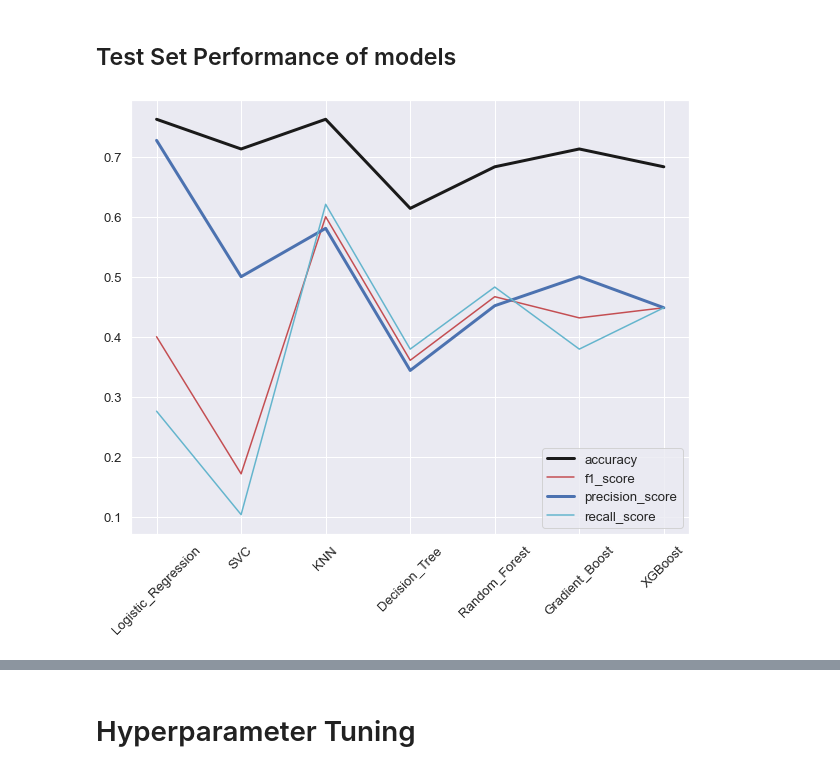
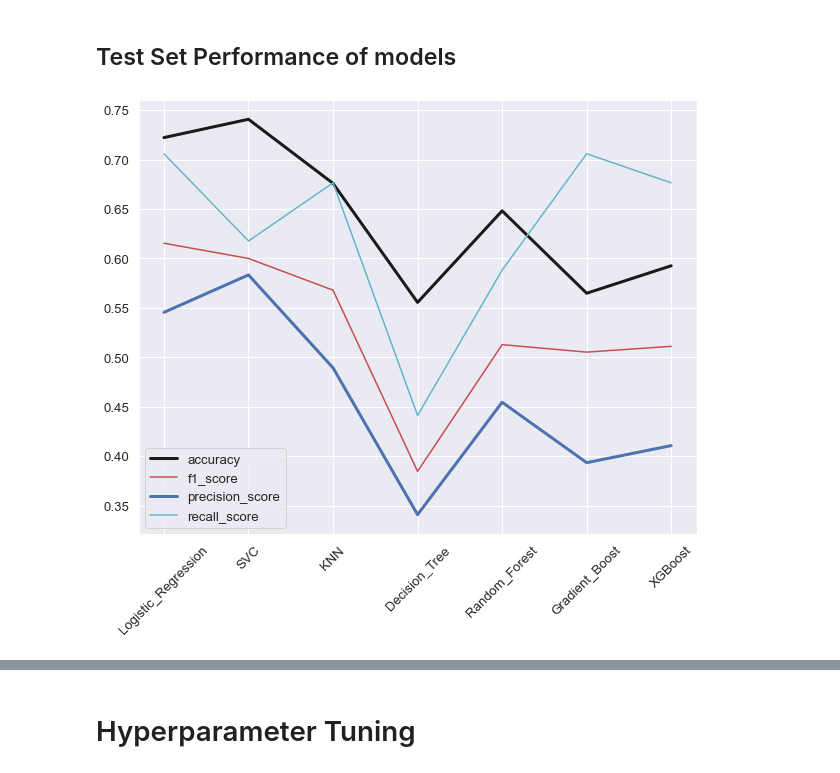
Before and after one commit to mdushetwar/Blood-Donation-Prediction, a Jupyter notebook: BloodDonationPred.ipynb, the cells around one changed output, grey strips where cells are left out. Drawn from its saved outputs; the diff is of its cells as text; code cells hidden in the pictures.

```diff
--- a/BloodDonationPred.ipynb
+++ b/BloodDonationPred.ipynb
@@ -711,20 +793,20 @@ classifiers = {'Logistic_Regression': LogisticRegression(),
 # Define result dictionary to store precision scores
 result_dict = {'Classifiers': [], 'with SMOTE': [], 'without SMOTE': []}
 
-# Loop through classifiers and get precision scores with and without SMOTE
+# Loop through classifiers and get F1 scores with and without SMOTE
 for name, clf in classifiers.items():
-    # Train and test model without SMOTE
+    # without SMOTE
     clf.fit(X_train_transformed, y_train)
     y_pred = clf.predict(X_test_transformed)
-    precision = precision_score(y_test, y_pred)
+    f1_nosmote = f1_score(y_test, y_pred)
     result_dict['Classifiers'].append(name)
-    result_dict['without SMOTE'].append(precision)
+    result_dict['without SMOTE'].append(f1_nosmote)
 
-    # Train and test model with SMOTE
+    # with SMOTE
     clf.fit(X_smote, y_smote)
     y_pred = clf.predict(X_test_transformed)
-    precision = precision_score(y_test, y_pred)
-    result_dict['with SMOTE'].append(precision)
+    f1_smote = f1_score(y_test, y_pred)
+    result_dict['with SMOTE'].append(f1_smote)
 
 # Create pivot table with mean precision scores for each classifier
 result_df = pd.DataFrame(result_dict)
@@ -734,5 +816,5 @@ pivot_table = result_df.pivot_table(index='Classifiers', values=['with SMOTE', '
 sns.set(font_scale=1.2)
 plt.figure(figsize=(10, 6))
 sns.heatmap(pivot_table, annot=True, cmap='flare')
-plt.title('Precision Scores for Classifiers with and without SMOTE');
+plt.title('F1 Scores for Classifiers with and without SMOTE');
 # %% [output]
@@ -746,14 +832,14 @@ models= {'Logistic_Regression': LogisticRegression(), 'SVC': SVC(), 'KNN': KNeig
         'Decision_Tree': DecisionTreeClassifier(), 'Random_Forest': RandomForestClassifier(),
         'Gradient_Boost': GradientBoostingClassifier(), 'XGBoost': XGBClassifier()}
 
-accuracy_scores=[]
+f1_scores=[]
 df_scores= {}
 
 for name, model in zip(models.keys(), models.values()):
         kf= KFold(n_splits=5, shuffle=True, random_state=42)
-        scorer=make_scorer(accuracy_score)
-        cv_scores= cross_val_score(model, X_train_transformed, y_train, cv=kf, scoring=scorer)
-        accuracy_scores.append(cv_scores)
+        scorer=make_scorer(f1_score)
+        cv_scores= cross_val_score(model, X_smote, y_smote, cv=kf, scoring=scorer)
+        f1_scores.append(cv_scores)
         df_scores[name]= cv_scores
 
 scoring_grid=pd.DataFrame.from_dict(df_scores)
@@ -795,32 +871,32 @@ plt.title('Performance of various models'.title(), fontsize=20);
 models= {'Logistic_Regression': LogisticRegression(), 'SVC': SVC(), 'KNN': KNeighborsClassifier(),
         'Decision_Tree': DecisionTreeClassifier(), 'Random_Forest': RandomForestClassifier(),
         'Gradient_Boost': GradientBoostingClassifier(), 'XGBoost': XGBClassifier()}
 
 accuracy_scores={}
 f1_scores={}
 precision_scores= {}
 recall_scores= {}
 
 for name, model in zip(models.keys(), models.values()):
-       model.fit(X_train_transformed, y_train)
+       model.fit(X_smote, y_smote)
        y_pred= model.predict(X_test_transformed)
        accuracy= accuracy_score(y_test, y_pred)
        f1=f1_score(y_test, y_pred)
        precision= precision_score(y_test, y_pred)
        recall=recall_score(y_test, y_pred)
 
        accuracy_scores[name]=accuracy
        f1_scores[name]=f1
        precision_scores[name]=precision
        recall_scores[name]=recall
 
 plt.figure(figsize=(10,8))
 plt.plot(f1_scores.keys(), accuracy_scores.values(), color='k', linewidth=3)
 plt.plot(f1_scores.keys(), f1_scores.values(), color='r')
 plt.plot(precision_scores.keys(), precision_scores.values(), color='b', linewidth=3)
 plt.plot(recall_scores.keys(), recall_scores.values(), color='c')
 plt.legend(['accuracy', 'f1_score', 'precision_score', 'recall_score'])
 plt.xticks(rotation=45)
 plt.show()
 # %% [output]
-[figure, old version]
+[figure, new version]
```
Also changed, not shown: parts of 94 cells of this notebook.
